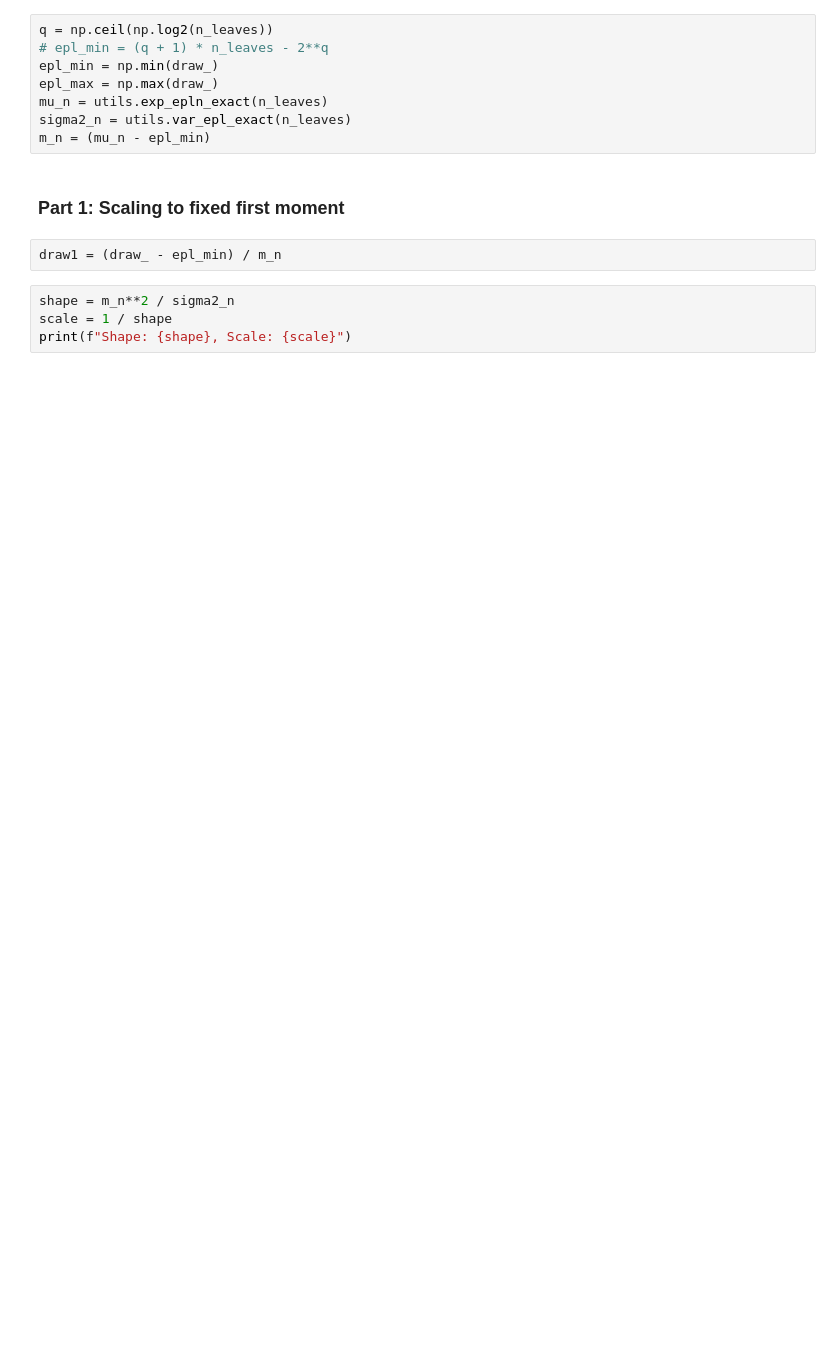
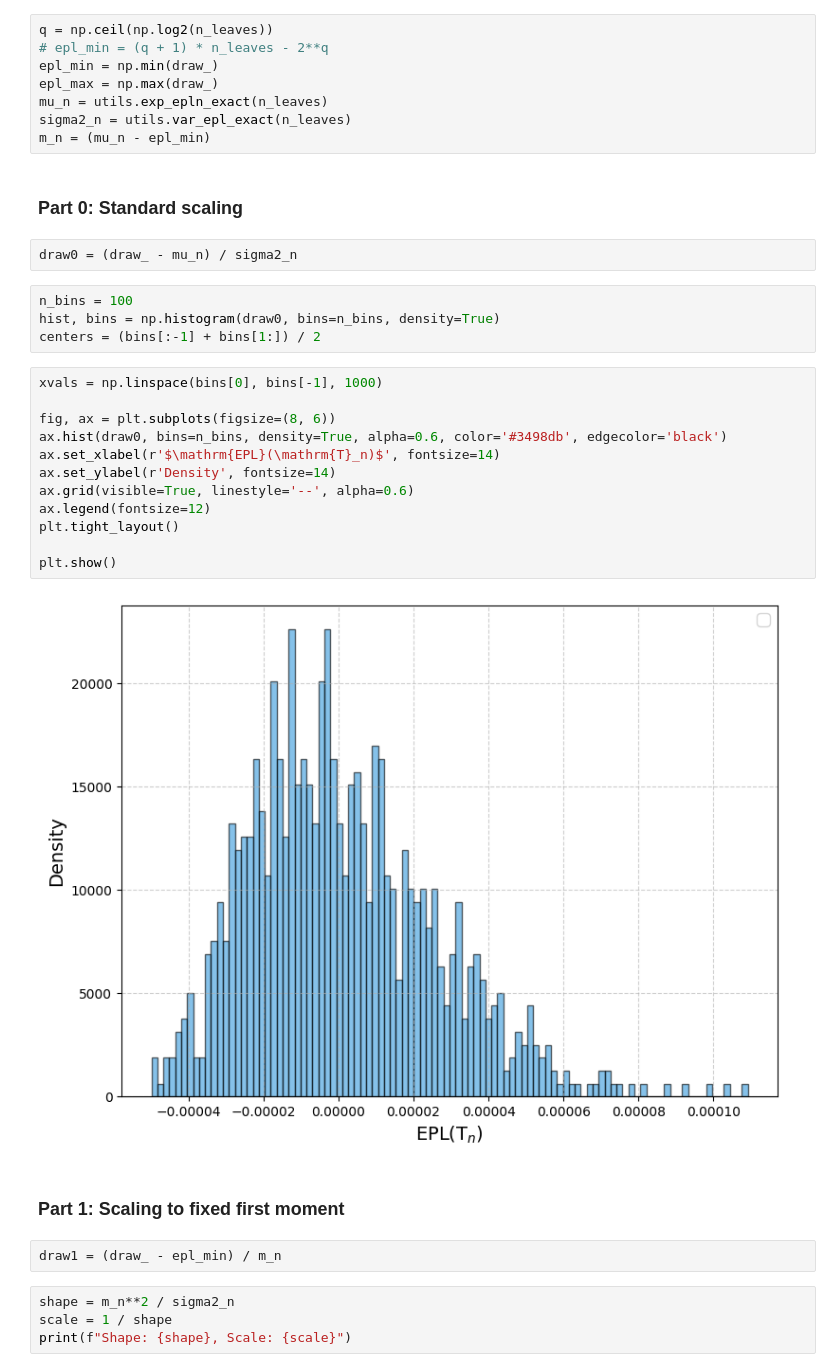
Before and after one commit to spsvihla/pcms, a Jupyter notebook: notebooks/asymptotic_distribution.ipynb, the cells around one changed output. Saved outputs shown, nothing was run; the diff lists cells and outputs as text; blank space fills up the shorter version.

Commit message:
Add: normal standardization

```diff
--- a/notebooks/asymptotic_distribution.ipynb
+++ b/notebooks/asymptotic_distribution.ipynb
@@ -17,6 +17,28 @@ epl_max = np.max(draw_)
 mu_n = utils.exp_epln_exact(n_leaves)
 sigma2_n = utils.var_epl_exact(n_leaves)
 m_n = (mu_n - epl_min)
+# %% [markdown]
+### Part 0: Standard scaling
+# %%
+draw0 = (draw_ - mu_n) / sigma2_n
+# %%
+n_bins = 100
+hist, bins = np.histogram(draw0, bins=n_bins, density=True)
+centers = (bins[:-1] + bins[1:]) / 2
+# %%
+xvals = np.linspace(bins[0], bins[-1], 1000)
+
+fig, ax = plt.subplots(figsize=(8, 6))
+ax.hist(draw0, bins=n_bins, density=True, alpha=0.6, color='#3498db', edgecolor='black')
+ax.set_xlabel(r'$\mathrm{EPL}(\mathrm{T}_n)$', fontsize=14)
+ax.set_ylabel(r'Density', fontsize=14)
+ax.grid(visible=True, linestyle='--', alpha=0.6)
+ax.legend(fontsize=12)
+plt.tight_layout()
+
+plt.show()
+# %% [output]
+[figure, added]
 # %% [markdown]
 ### Part 1: Scaling to fixed first moment
 # %%
```
Also changed, not shown: parts of 5 cells of this notebook.
